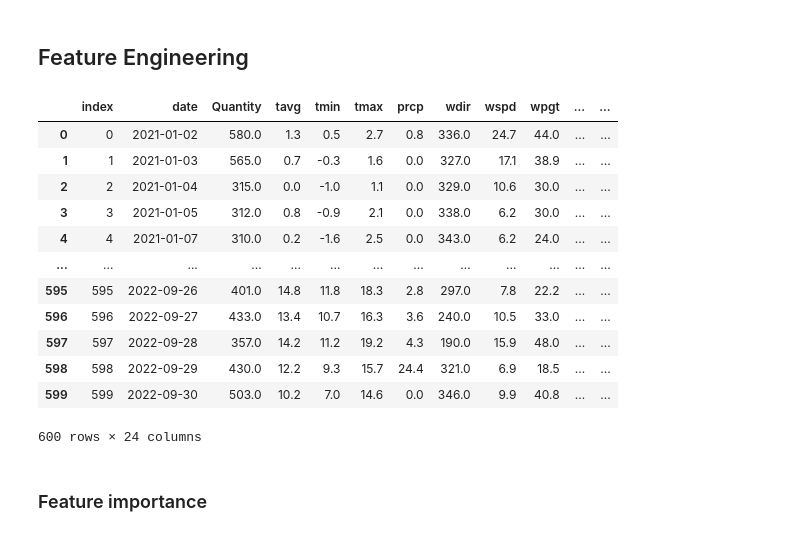
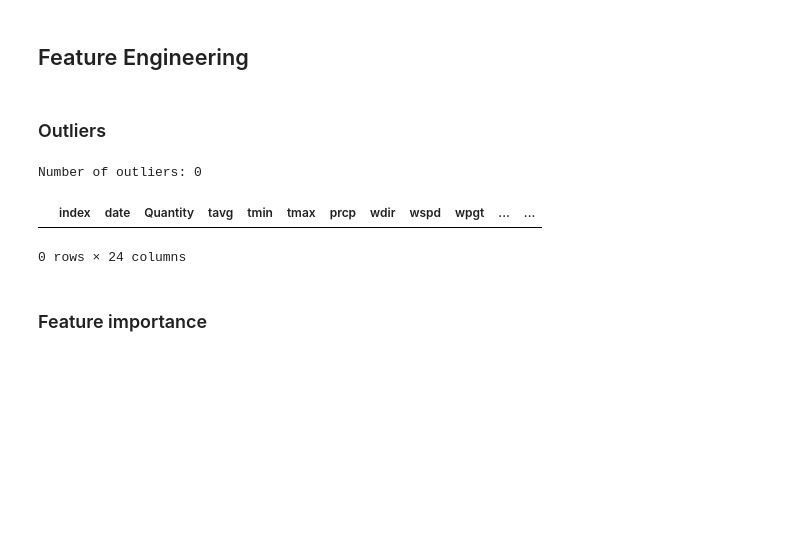
Before and after one commit to msbeigi/sale-analysis, a Jupyter notebook: backery_sale.ipynb, the cells around one changed output. Cells and saved outputs as stored; diff of their text form; code cells hidden in the pictures; blank space fills up the shorter version.

```diff
--- a/backery_sale.ipynb
+++ b/backery_sale.ipynb
@@ -338,21 +338,23 @@ df_bekery=false_quantity(df_bekery)
 daily_sales = df_bekery.groupby('date',as_index=False) ['Quantity'].sum().reset_index()
 daily_sales['date']= pd.to_datetime(daily_sales['date'])
 merged_data = pd.merge(daily_sales, df_weather, on='date')
-merged_data
+# merged_data
-# %% [output]
-|  | index | date | Quantity | tavg | tmin | tmax | prcp | wdir | wspd | wpgt | ... | ... |
-| 0 | 0 | 2021-01-02 | 580.0 | 1.3 | 0.5 | 2.7 | 0.8 | 336.0 | 24.7 | 44.0 | ... | ... |
-| 1 | 1 | 2021-01-03 | 565.0 | 0.7 | -0.3 | 1.6 | 0.0 | 327.0 | 17.1 | 38.9 | ... | ... |
-| 2 | 2 | 2021-01-04 | 315.0 | 0.0 | -1.0 | 1.1 | 0.0 | 329.0 | 10.6 | 30.0 | ... | ... |
-| 3 | 3 | 2021-01-05 | 312.0 | 0.8 | -0.9 | 2.1 | 0.0 | 338.0 | 6.2 | 30.0 | ... | ... |
-| 4 | 4 | 2021-01-07 | 310.0 | 0.2 | -1.6 | 2.5 | 0.0 | 343.0 | 6.2 | 24.0 | ... | ... |
-| ... | ... | ... | ... | ... | ... | ... | ... | ... | ... | ... | ... | ... |
-| 595 | 595 | 2022-09-26 | 401.0 | 14.8 | 11.8 | 18.3 | 2.8 | 297.0 | 7.8 | 22.2 | ... | ... |
-| 596 | 596 | 2022-09-27 | 433.0 | 13.4 | 10.7 | 16.3 | 3.6 | 240.0 | 10.5 | 33.0 | ... | ... |
-| 597 | 597 | 2022-09-28 | 357.0 | 14.2 | 11.2 | 19.2 | 4.3 | 190.0 | 15.9 | 48.0 | ... | ... |
-| 598 | 598 | 2022-09-29 | 430.0 | 12.2 | 9.3 | 15.7 | 24.4 | 321.0 | 6.9 | 18.5 | ... | ... |
-| 599 | 599 | 2022-09-30 | 503.0 | 10.2 | 7.0 | 14.6 | 0.0 | 346.0 | 9.9 | 40.8 | ... | ... |
-600 rows × 24 columns
+# %% [markdown]
+### Outliers
+# %%
+Q1 = merged_data['Quantity'].quantile(0.25)
+Q3 = merged_data['Quantity'].quantile(0.75)
+IQR = Q3 - Q1
+# %%
+
+outliers = merged_data[(merged_data['Quantity'] < (Q1 - 1.5 * IQR)) | (merged_data['Quantity'] > (Q3 + 1.5 * IQR))]
+print(f'Number of outliers: {len(outliers)}')
+display(outliers)
+merged_data_no_oulier = merged_data[~((merged_data['Quantity'] < (Q1 - 1.5 * IQR)) | (merged_data['Quantity'] > (Q3 + 1.5 * IQR)))]
+# %% [output]
+Number of outliers: 0
+|  | index | date | Quantity | tavg | tmin | tmax | prcp | wdir | wspd | wpgt | ... | ... |
+0 rows × 24 columns
 # %% [markdown]
 ### Feature importance
 # %% [markdown]
```
Also changed, not shown: parts of 13 cells of this notebook.
